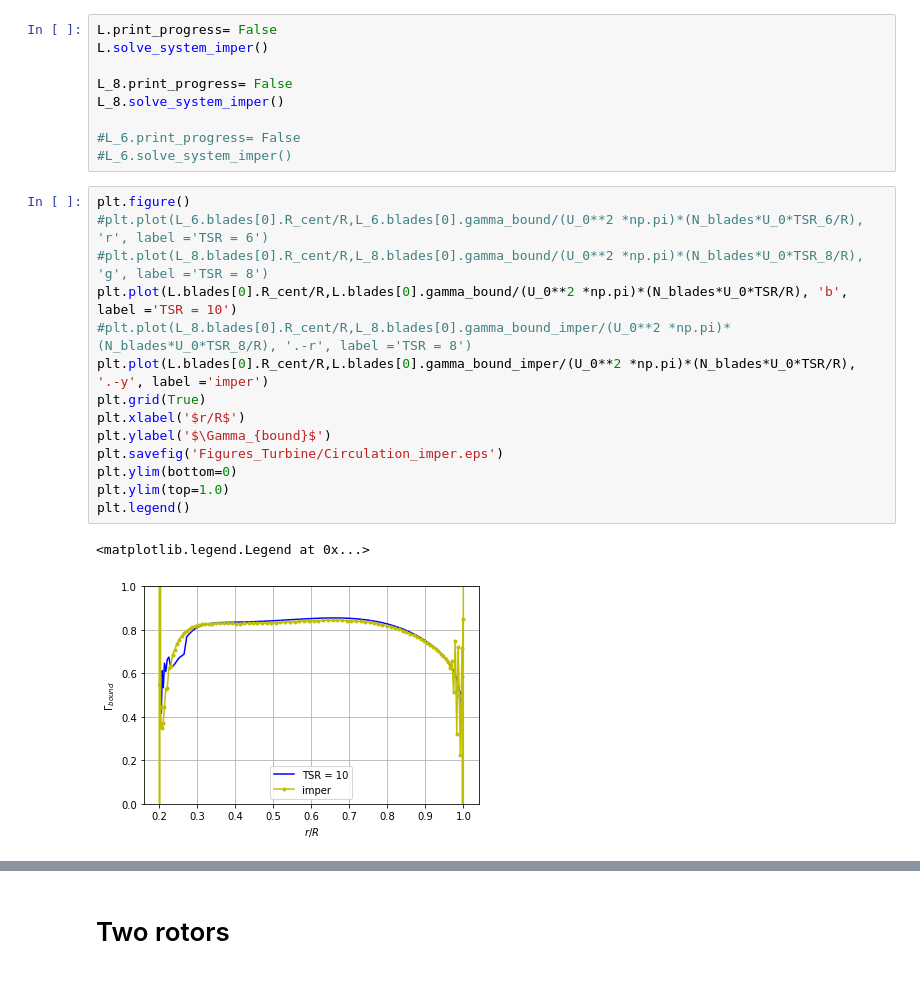
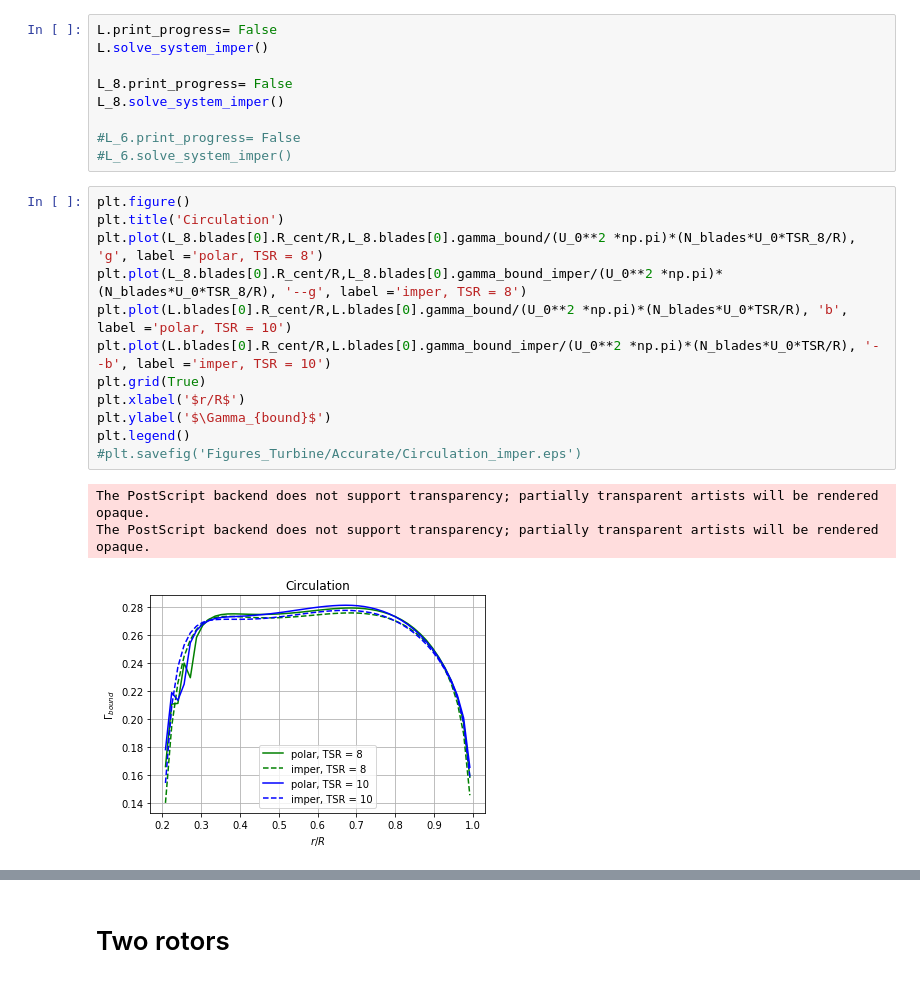
Before and after one commit to olafnekeman/rotor_wake_aerodynamics, a Jupyter notebook: Assignment2/turbine_case.ipynb, the cells around one changed output, grey strips where cells are left out. Saved outputs shown, nothing was run; the diff lists cells and outputs as text.

```diff
--- a/Assignment2/turbine_case.ipynb
+++ b/Assignment2/turbine_case.ipynb
@@ -138,18 +289,17 @@ L_8.solve_system_imper()
 #L_6.solve_system_imper()
 # %%
 plt.figure()
-#plt.plot(L_6.blades[0].R_cent/R,L_6.blades[0].gamma_bound/(U_0**2 *np.pi)*(N_blades*U_0*TSR_6/R), 'r', label ='TSR = 6')
-#plt.plot(L_8.blades[0].R_cent/R,L_8.blades[0].gamma_bound/(U_0**2 *np.pi)*(N_blades*U_0*TSR_8/R), 'g', label ='TSR = 8')
-plt.plot(L.blades[0].R_cent/R,L.blades[0].gamma_bound/(U_0**2 *np.pi)*(N_blades*U_0*TSR/R), 'b', label ='TSR = 10')
-#plt.plot(L_8.blades[0].R_cent/R,L_8.blades[0].gamma_bound_imper/(U_0**2 *np.pi)*(N_blades*U_0*TSR_8/R), '.-r', label ='TSR = 8')
-plt.plot(L.blades[0].R_cent/R,L.blades[0].gamma_bound_imper/(U_0**2 *np.pi)*(N_blades*U_0*TSR/R), '.-y', label ='imper')
+plt.title('Circulation')
+plt.plot(L_8.blades[0].R_cent/R,L_8.blades[0].gamma_bound/(U_0**2 *np.pi)*(N_blades*U_0*TSR_8/R), 'g', label ='polar, TSR = 8')
+plt.plot(L_8.blades[0].R_cent/R,L_8.blades[0].gamma_bound_imper/(U_0**2 *np.pi)*(N_blades*U_0*TSR_8/R), '--g', label ='imper, TSR = 8')
+plt.plot(L.blades[0].R_cent/R,L.blades[0].gamma_bound/(U_0**2 *np.pi)*(N_blades*U_0*TSR/R), 'b', label ='polar, TSR = 10')
+plt.plot(L.blades[0].R_cent/R,L.blades[0].gamma_bound_imper/(U_0**2 *np.pi)*(N_blades*U_0*TSR/R), '--b', label ='imper, TSR = 10')
 plt.grid(True)
 plt.xlabel('$r/R$')
 plt.ylabel('$\Gamma_{bound}$')
-plt.savefig('Figures_Turbine/Circulation_imper.eps')
-plt.ylim(bottom=0)
-plt.ylim(top=1.0)
 plt.legend()
+#plt.savefig('Figures_Turbine/Accurate/Circulation_imper.eps')
 # %% [output]
-<matplotlib.legend.Legend at 0x...>
+The PostScript backend does not support transparency; partially transparent artists will be rendered opaque.
+The PostScript backend does not support transparency; partially transparent artists will be rendered opaque.
-[figure, old version]
+[figure, new version]
```
Also changed, not shown: parts of 31 cells of this notebook, 51 other files.
